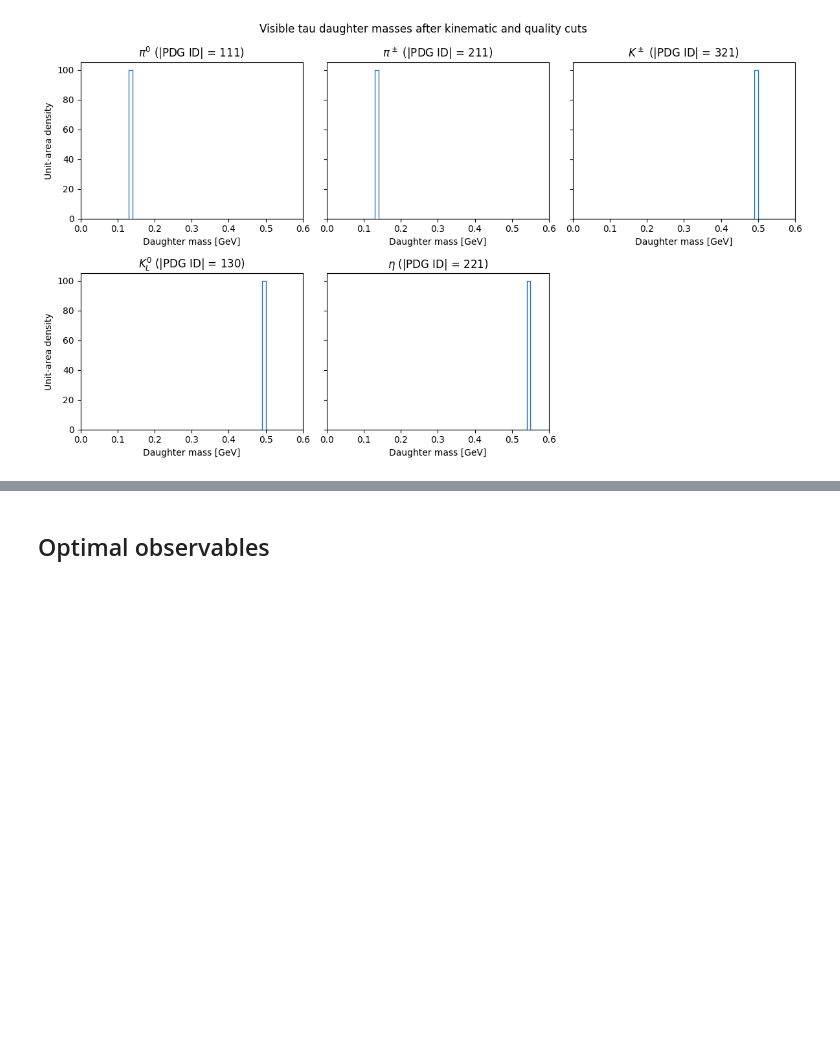
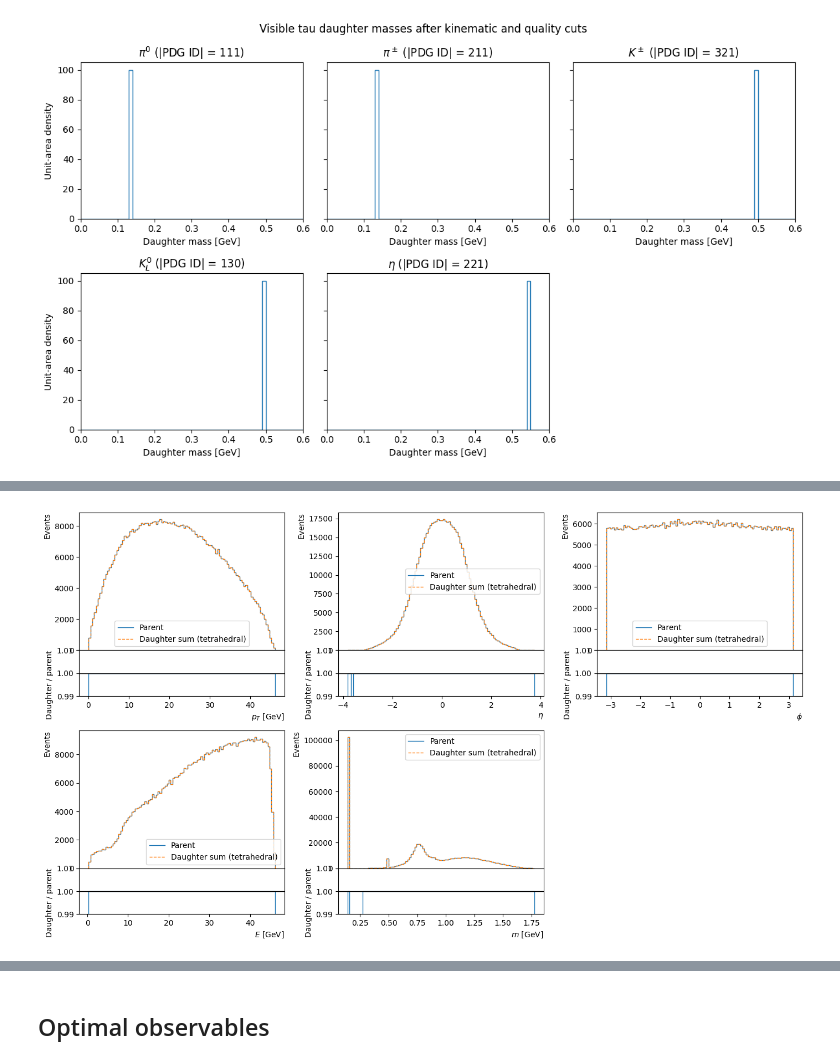
Before and after one commit to ktht/ml-tau-model, a Jupyter notebook: mltau/notebooks/gen-level-studies.ipynb, the cells around one changed output, grey strips where cells are left out. Saved outputs shown, nothing was run; the diff lists cells and outputs as text; code cells hidden in the pictures; blank space fills up the shorter version.

```diff
--- a/mltau/notebooks/gen-level-studies.ipynb
+++ b/mltau/notebooks/gen-level-studies.ipynb
@@ -614,0 +669,70 @@ plt.close()
+# %%
+parent_p4s = []
+tetrahedral_daughter_sum_p4s = []
+for parent_p4, daughter_p4s in df[[
+    "gen_jet_tau_p4",
+    "gen_jet_tau_vis_daughter_p4s",
+]].itertuples(index=False, name=None):
+    daughter_sum_tetrahedral = np.zeros(4)
+    for daughter_p4 in daughter_p4s:
+        daughter_sum_tetrahedral += to_tetrahedral(*p4_to_cartesian(daughter_p4))
+
+    daughter_sum_cartesian = from_tetrahedral(daughter_sum_tetrahedral)
+    parent_p4s.append(cartesian_to_p4(p4_to_cartesian(parent_p4)))
+    tetrahedral_daughter_sum_p4s.append(
+        cartesian_to_p4(daughter_sum_cartesian)
+    )
+
+comparison_variables = ["pt", "eta", "phi", "energy", "mass"]
+comparison_labels = {
+    "pt": r"$p_T$ [GeV]",
+    "eta": r"$\eta$",
+    "phi": r"$\phi$",
+    "energy": r"$E$ [GeV]",
+    "mass": r"$m$ [GeV]",
+}
+fig, axes = plt.subplots(2, 3, figsize=(14, 8))
+for ax, variable in zip(axes.flat, comparison_variables):
+    parent_values = np.asarray([p4[variable] for p4 in parent_p4s])
+    daughter_sum_values = np.asarray([
+        p4[variable] for p4 in tetrahedral_daughter_sum_p4s
+    ])
+    bins = np.histogram_bin_edges(
+        np.concatenate([parent_values, daughter_sum_values]), bins=100
+    )
+    parent_counts, _ = np.histogram(parent_values, bins=bins)
+    daughter_sum_counts, _ = np.histogram(daughter_sum_values, bins=bins)
+    ratio = np.divide(
+        daughter_sum_counts,
+        parent_counts,
+        out=np.full(parent_counts.shape, np.nan, dtype=float),
+        where=parent_counts != 0,
+    )
+
+    subplots = ax.get_subplotspec().subgridspec(
+        2, 1, height_ratios=(3, 1), hspace=0
+    )
+    ax.remove()
+    spectrum_ax = fig.add_subplot(subplots[0])
+    ratio_ax = fig.add_subplot(subplots[1], sharex=spectrum_ax)
+    spectrum_ax.stairs(parent_counts, bins, label="Parent")
+    spectrum_ax.stairs(
+        daughter_sum_counts,
+        bins,
+        label="Daughter sum (tetrahedral)",
+        linestyle="--",
+    )
+    spectrum_ax.set_ylabel("Events", loc="top")
+    spectrum_ax.legend()
+    spectrum_ax.tick_params(labelbottom=False)
+    ratio_ax.stairs(ratio, bins)
+    ratio_ax.axhline(1, color="black", linewidth=1)
+    ratio_ax.set_ylabel("Daughter / parent", loc="top")
+    ratio_ax.set_xlabel(comparison_labels[variable], loc="right")
+    ratio_ax.set_ylim(0.99, 1.01)
+axes.flat[-1].set_visible(False)
+fig.tight_layout()
+plt.show()
+plt.close(fig)
+# %% [output]
+[figure, added]
```
Also changed, not shown: parts of 5 cells of this notebook.
